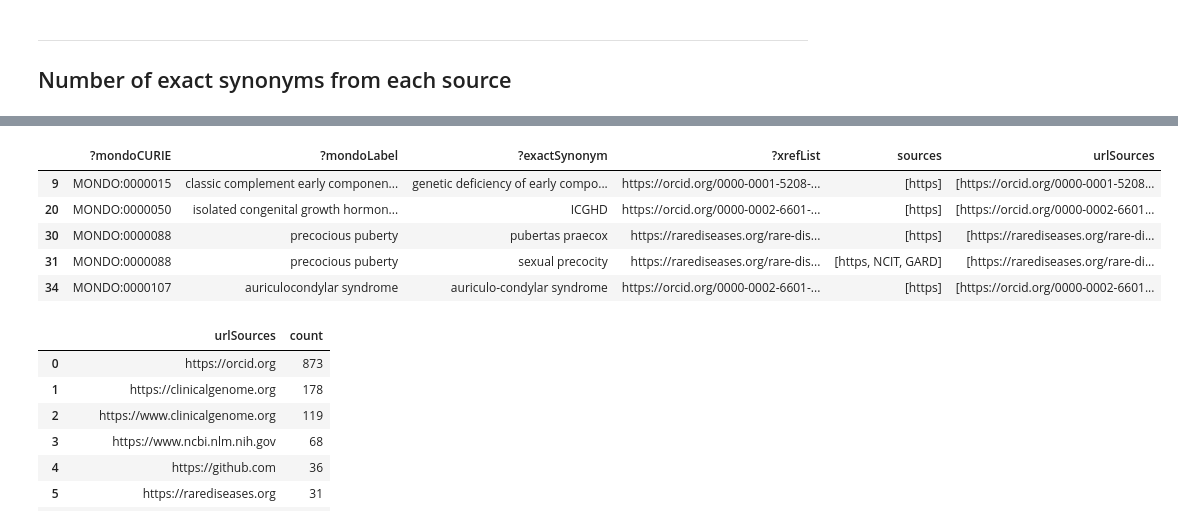
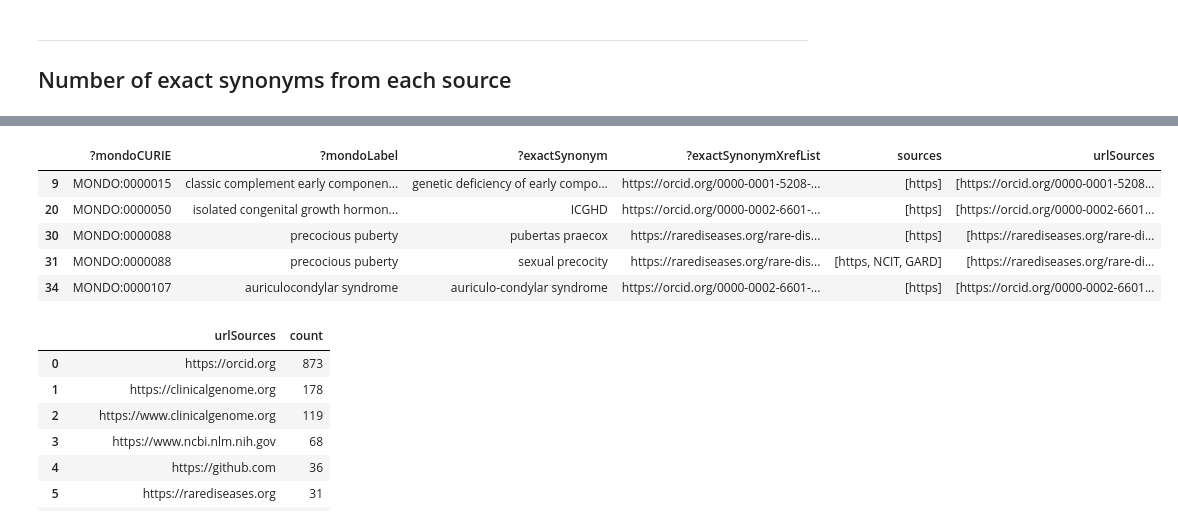
Before and after one commit to monarch-initiative/mondo, a Jupyter notebook: src/ontology/analysis/analyze_mondo_stats/Overall Mondo Stats.ipynb, the cells around one changed output, grey strips where cells are left out. Cells and saved outputs as stored; diff of their text form; code cells hidden in the pictures.

```diff
--- a/src/ontology/analysis/analyze_mondo_stats/Overall Mondo Stats.ipynb
+++ b/src/ontology/analysis/analyze_mondo_stats/Overall Mondo Stats.ipynb
@@ -39,10 +52,10 @@ Number of exact synonyms from each source
 # Get a count of all distinct Sources found in the ?xrefList column
 
 # Fill NaN values with an empty string to prevent iteration issues
-df_exact_synonyms["?xrefList"] = df_exact_synonyms["?xrefList"].fillna("")
+df_exact_synonyms["?exactSynonymXrefList"] = df_exact_synonyms["?exactSynonymXrefList"].fillna("")
 
 # Extract sources from ?xrefList
-df_exact_synonyms["sources"] = df_exact_synonyms["?xrefList"].str.split(", ").apply(
+df_exact_synonyms["sources"] = df_exact_synonyms["?exactSynonymXrefList"].str.split(", ").apply(
     lambda x: [item.split(":")[0] for item in x if ":" in item]
 )
 
@@ -78,7 +98,7 @@ source_counts.to_csv('data/output/synonym_count_by_source.csv', sep='\t')
 
 # Filter rows where '?xrefList' contains values starting with 'http' or 'https'
 df_exact_synonyms_filtered = df_exact_synonyms[
-    df_exact_synonyms["?xrefList"].str.contains(r"\bhttp|\bhttps", na=False)
+    df_exact_synonyms["?exactSynonymXrefList"].str.contains(r"\bhttp|\bhttps", na=False)
 ].copy()
 
 
@@ -93,14 +113,14 @@ df_exact_synonyms_filtered.head()
 # %%
 # Create a new column, urlSources, that contains a list of only source values that
 # start with 'http' or 'https' so that the other source values are not included
 
-df_exact_synonyms_filtered["urlSources"] = df_exact_synonyms_filtered["?xrefList"].apply(
+df_exact_synonyms_filtered["urlSources"] = df_exact_synonyms_filtered["?exactSynonymXrefList"].apply(
     lambda x: [source.strip() for source in x.split(",") if source.strip().startswith(("http", "https"))]
 )
 
 df_exact_synonyms_filtered.head()
 # %% [output]
-|  | ?mondoCURIE | ?mondoLabel | ?exactSynonym | ?xrefList | sources | urlSources |
+|  | ?mondoCURIE | ?mondoLabel | ?exactSynonym | ?exactSynonymXrefList | sources | urlSources |
 | 9 | MONDO:0000015 | classic complement early componen... | genetic deficiency of early compo... | https://orcid.org/0000-0001-5208-... | [https] | [https://orcid.org/0000-0001-5208... |
 | 20 | MONDO:0000050 | isolated congenital growth hormon... | ICGHD | https://orcid.org/0000-0002-6601-... | [https] | [https://orcid.org/0000-0002-6601... |
 | 30 | MONDO:0000088 | precocious puberty | pubertas praecox | https://rarediseases.org/rare-dis... | [https] | [https://rarediseases.org/rare-di... |
```
Also changed, not shown: parts of 8 cells of this notebook, 1 other file.
